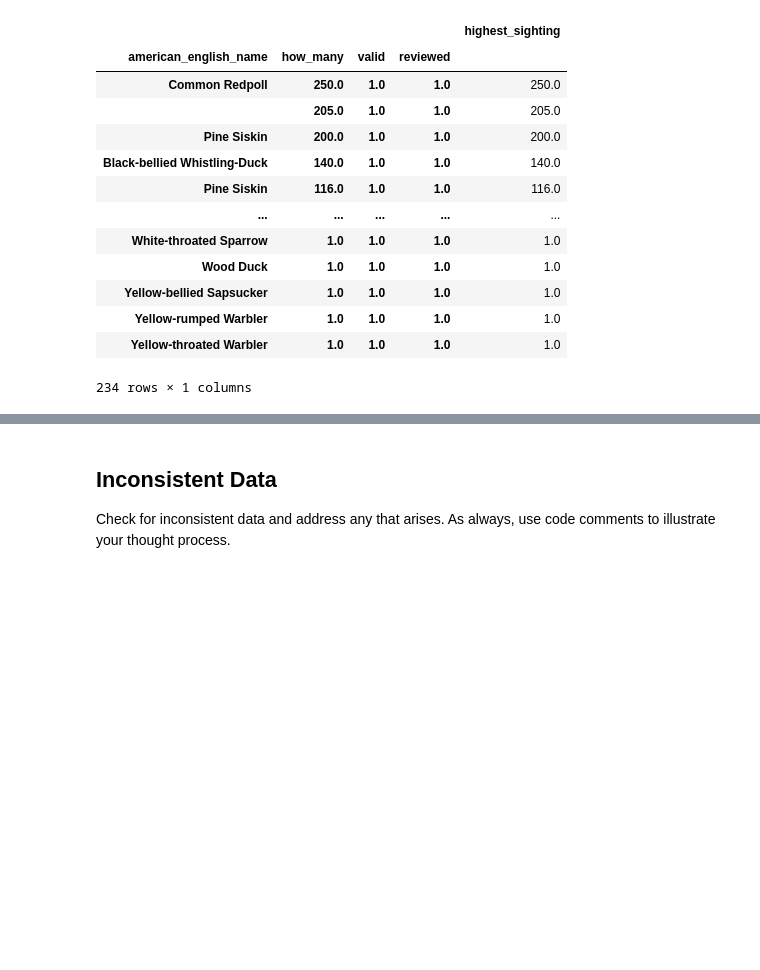
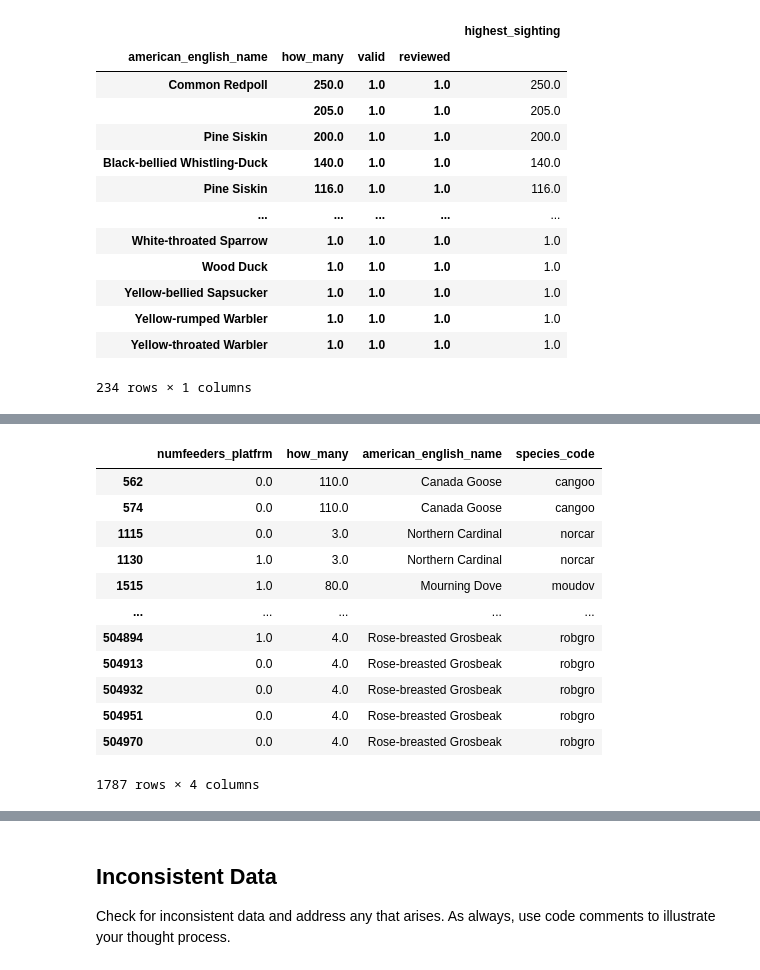
Before and after one commit to EJoyce-DA/cleaning-data-checkpoint, a Jupyter notebook: checkpoint-three.ipynb, the cells around one changed output, grey strips where cells are left out. Saved outputs shown, nothing was run; the diff lists cells and outputs as text; code cells hidden in the pictures; blank space fills up the shorter version.

```diff
--- a/checkpoint-three.ipynb
+++ b/checkpoint-three.ipynb
@@ -191,0 +232,18 @@ species_count
+# %%
+pfw_feeders_platfrm = pfw_VR[['numfeeders_platfrm', 'how_many', 'american_english_name', 'species_code']]
+pfw_feeders_platfrm = pfw_feeders_platfrm.query('numfeeders_platfrm <=10')
+pfw_feeders_platfrm
+# %% [output]
+|  | numfeeders_platfrm | how_many | american_english_name | species_code |
+| 562 | 0.0 | 110.0 | Canada Goose | cangoo |
+| 574 | 0.0 | 110.0 | Canada Goose | cangoo |
+| 1115 | 0.0 | 3.0 | Northern Cardinal | norcar |
+| 1130 | 1.0 | 3.0 | Northern Cardinal | norcar |
+| 1515 | 1.0 | 80.0 | Mourning Dove | moudov |
+| ... | ... | ... | ... | ... |
+| 504894 | 1.0 | 4.0 | Rose-breasted Grosbeak | robgro |
+| 504913 | 0.0 | 4.0 | Rose-breasted Grosbeak | robgro |
+| 504932 | 0.0 | 4.0 | Rose-breasted Grosbeak | robgro |
+| 504951 | 0.0 | 4.0 | Rose-breasted Grosbeak | robgro |
+| 504970 | 0.0 | 4.0 | Rose-breasted Grosbeak | robgro |
+1787 rows × 4 columns
```
Also changed, not shown: parts of 15 cells of this notebook.
